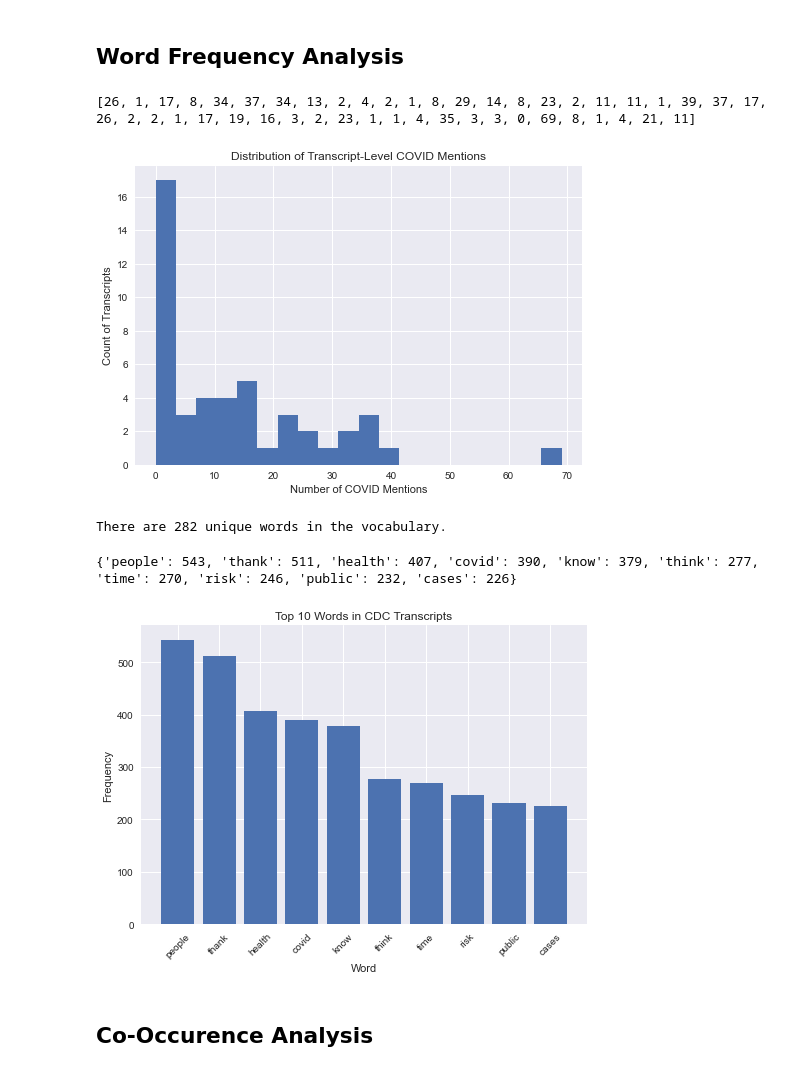
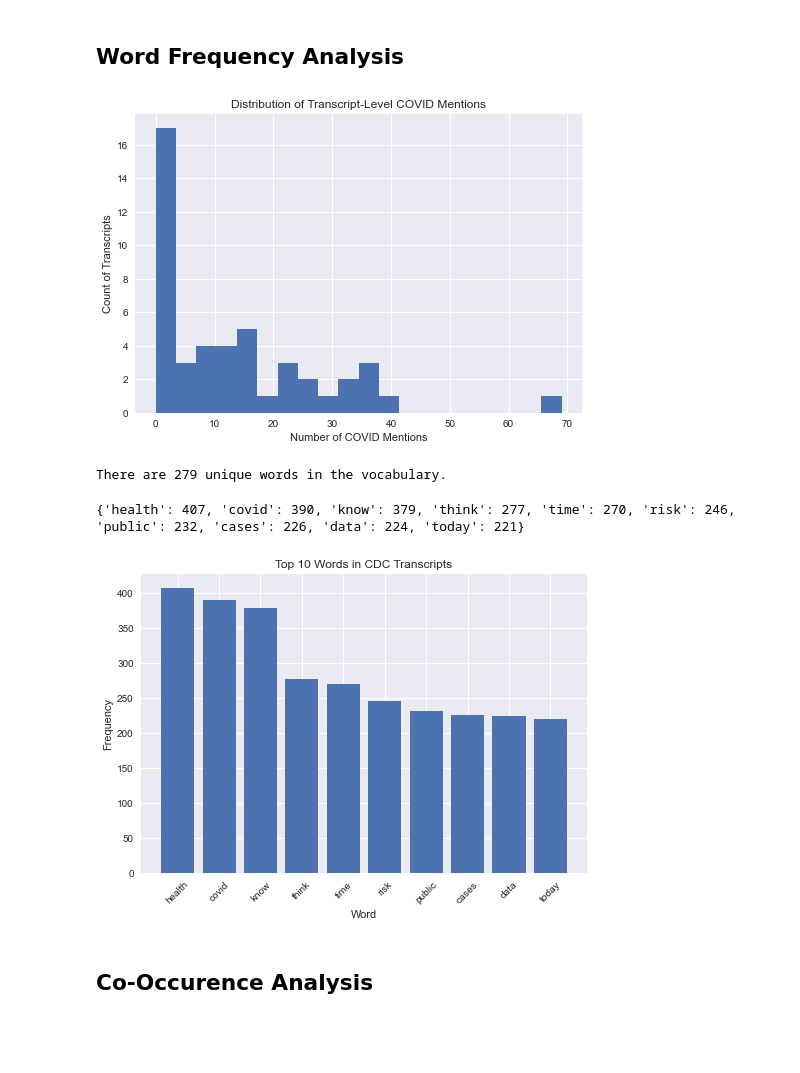
Before and after one commit to tobijegede/opinion-news-nlp, a Jupyter notebook: code/neutral_news_analysis.ipynb, the cells around one changed output. Saved outputs shown, nothing was run; the diff lists cells and outputs as text; code cells hidden in the pictures; blank space fills up the shorter version.

Commit message:
add year analysis, stop words to neutral, + images

```diff
--- a/code/neutral_news_analysis.ipynb
+++ b/code/neutral_news_analysis.ipynb
@@ -19,7 +19,7 @@ from sklearn.feature_extraction import text
 #text.ENGLISH_STOP_WORDS
 # %%
 # add host names, etc
-add_stop_words = ['question', 'cdc', "fauci", "dr"]
+add_stop_words = ['question', 'cdc', "fauci", "dr", "thanks", "thank", "people"] #add thanks to stop words
 # %%
 # add stop words to English set
 full_stop_words = text.ENGLISH_STOP_WORDS.union(add_stop_words)
@@ -89,7 +89,9 @@ There are 46 transcripts that mention COVID at least once.
 # %% [markdown]
 ## Word Frequency Analysis
 # %%
-print(covid_counts_transcripts)
+#print(covid_counts_transcripts)
+
+fig = plt.figure() #added by Tobi to extract the graphics
 
 # Distribution of COVID mentions - transcripts
 plt.style.use('seaborn')
@@ -100,8 +102,9 @@ plt.ylabel('Count of Transcripts')
 plt.title('Distribution of Transcript-Level COVID Mentions')
 
 plt.show()
+
+fig.savefig(repo_path + '/images/cdc-distribution-covid-mentions.png')
 # %% [output]
-[26, 1, 17, 8, 34, 37, 34, 13, 2, 4, 2, 1, 8, 29, 14, 8, 23, 2, 11, 11, 1, 39, 37, 17, 26, 2, 2, 1, 17, 19, 16, 3, 2, 23, 1, 1, 4, 35, 3, 3, 0, 69, 8, 1, 4, 21, 11]
 [figure]
 # %%
 #import packages
@@ -127,7 +130,7 @@ word_frequency_dictionary = dict(zip(array_of_words, array_of_counts))
 # %%
 print("There are {:,} unique words in the vocabulary.".format(X_transformed.shape[1]))
 # %% [output]
-There are 282 unique words in the vocabulary.
+There are 279 unique words in the vocabulary.
 # %%
 # set number of top words to see
 num_top_words = 10
@@ -136,22 +139,27 @@ top_words = dict(sorted(word_frequency_dictionary.items(), key = itemgetter(1),
 
 print(top_words)
 # %% [output]
-{'people': 543, 'thank': 511, 'health': 407, 'covid': 390, 'know': 379, 'think': 277, 'time': 270, 'risk': 246, 'public': 232, 'cases': 226}
+{'health': 407, 'covid': 390, 'know': 379, 'think': 277, 'time': 270, 'risk': 246, 'public': 232, 'cases': 226, 'data': 224, 'today': 221}
 # %%
 # plot top words
 plt.style.use('seaborn')
+
+fig = plt.figure() #added by Tobi to extract the graphics
 
 x = top_words.keys()
 y = top_words.values()
 plt.bar(x,y)
 plt.xlabel('Word')
 plt.xticks(rotation=45)
 plt.ylabel('Frequency')
 plt.title('Top {} Words in CDC Transcripts'.format(num_top_words))
 
+
 plt.show()
+
+fig.savefig(repo_path +'/images/cdc-top-words.png')
 # %% [output]
-[figure, old version]
+[figure, new version]
 # %% [markdown]
 ## Co-Occurence Analysis
 # %%
```
Also changed, not shown: parts of 7 cells of this notebook, 7 other files.
